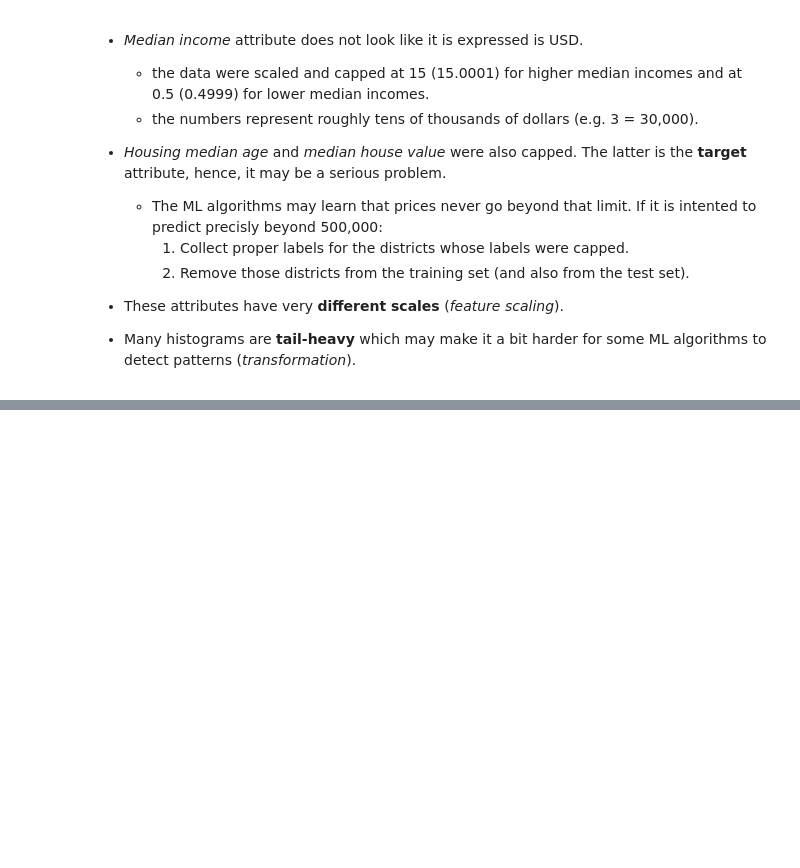
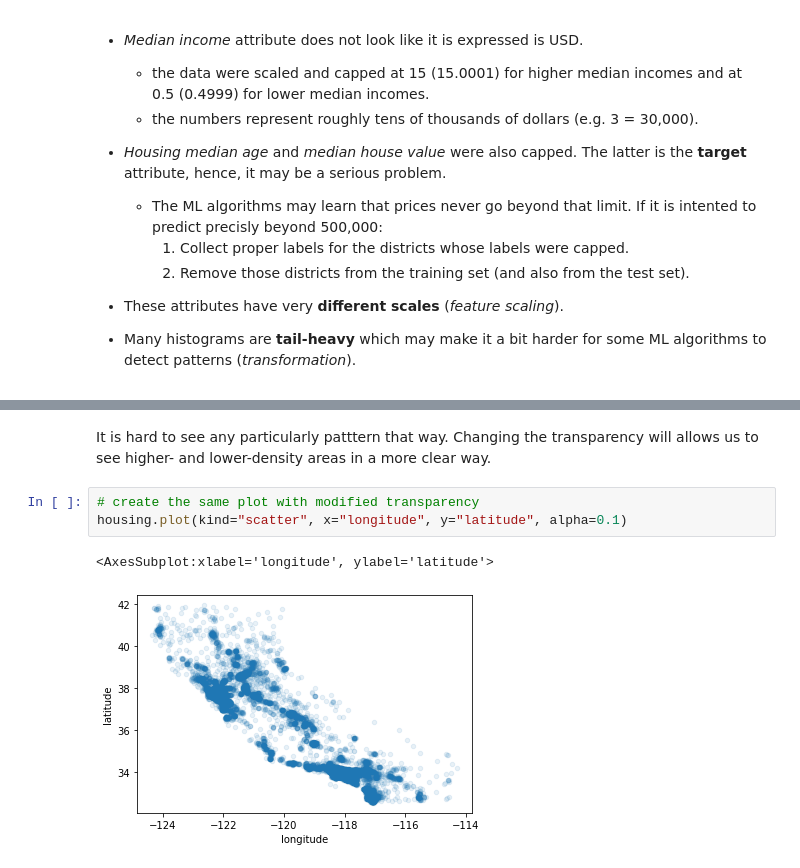
Before and after one commit to CSpanias/handson_ml, a Jupyter notebook: Housing (Chapter 2_End-to-End ML Project).ipynb, the cells around one changed output, grey strips where cells are left out. Saved outputs shown, nothing was run; the diff lists cells and outputs as text; blank space fills up the shorter version.

```diff
--- a/Housing (Chapter 2_End-to-End ML Project).ipynb
+++ b/Housing (Chapter 2_End-to-End ML Project).ipynb
@@ -120,0 +204,8 @@ plt.show()
+# %% [markdown]
+It is hard to see any particularly patttern that way. Changing the transparency will allows us to see higher- and lower-density areas in a more clear way.
+# %%
+# create the same plot with modified transparency
+housing.plot(kind="scatter", x="longitude", y="latitude", alpha=0.1)
+# %% [output]
+<AxesSubplot:xlabel='longitude', ylabel='latitude'>
+[figure, added]
```
Also changed, not shown: parts of 24 cells of this notebook.
